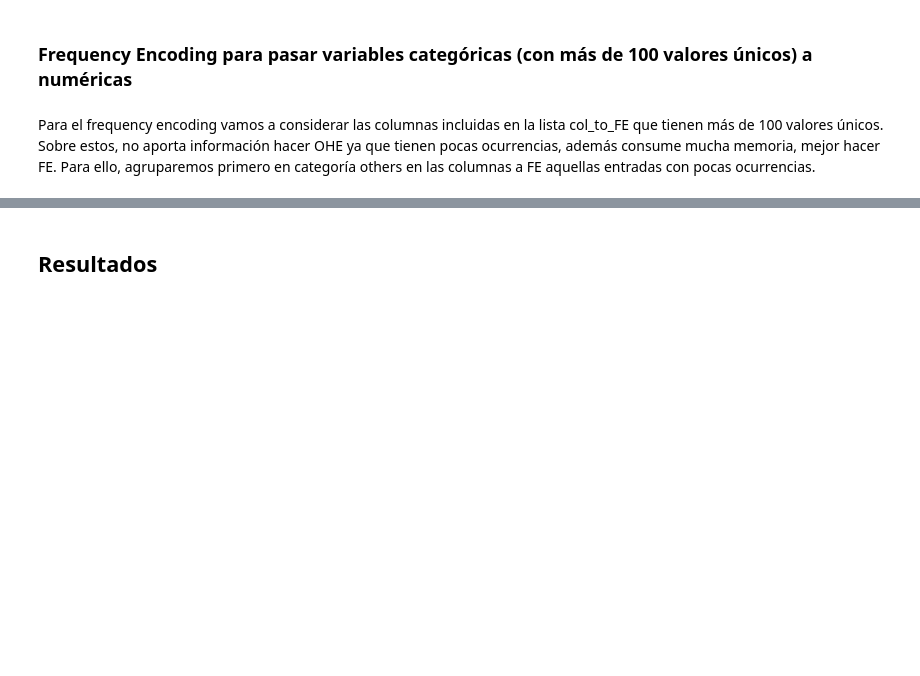
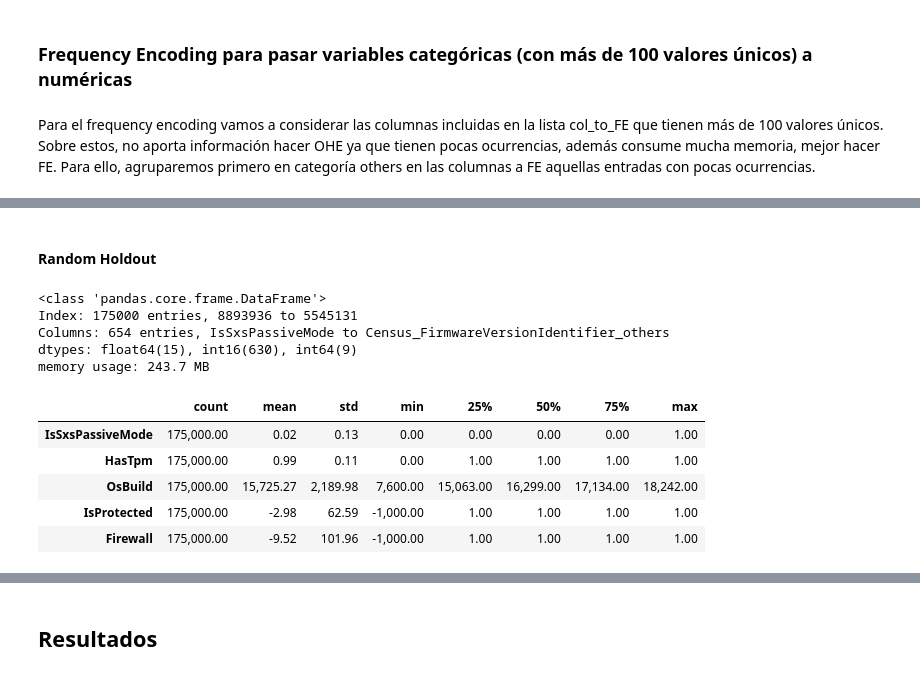
Before and after one commit to Orlan-138/Entregable_MMP, a Jupyter notebook: 0224_SupML_Grupo7.ipynb, the cells around one changed output, grey strips where cells are left out. Saved outputs shown, nothing was run; the diff lists cells and outputs as text; code cells hidden in the pictures; blank space fills up the shorter version.

Commit message:
hasta Random holdout

```diff
--- a/0224_SupML_Grupo7.ipynb
+++ b/0224_SupML_Grupo7.ipynb
@@ -628,0 +786,26 @@ df_mmp.drop(df_mmp['col'], axis = 1, inplace = True)
+# %% [markdown]
+#### Random Holdout
+# %%
+X_train, X_test, y_train, y_test = model_selection.train_test_split(
+                                        dev_df_X,
+                                        dev_df_y,
+                                        test_size = 0.30,
+                                        random_state = 42
+                                     )
+# %%
+X_train.info(verbose=False)
+# %% [output]
+<class 'pandas.core.frame.DataFrame'>
+Index: 175000 entries, 8893936 to 5545131
+Columns: 654 entries, IsSxsPassiveMode to Census_FirmwareVersionIdentifier_others
+dtypes: float64(15), int16(630), int64(9)
+memory usage: 243.7 MB
+# %%
+X_train.describe().T.head()
+# %% [output]
+|  | count | mean | std | min | 25% | 50% | 75% | max |
+| IsSxsPassiveMode | 175,000.00 | 0.02 | 0.13 | 0.00 | 0.00 | 0.00 | 0.00 | 1.00 |
+| HasTpm | 175,000.00 | 0.99 | 0.11 | 0.00 | 1.00 | 1.00 | 1.00 | 1.00 |
+| OsBuild | 175,000.00 | 15,725.27 | 2,189.98 | 7,600.00 | 15,063.00 | 16,299.00 | 17,134.00 | 18,242.00 |
+| IsProtected | 175,000.00 | -2.98 | 62.59 | -1,000.00 | 1.00 | 1.00 | 1.00 | 1.00 |
+| Firewall | 175,000.00 | -9.52 | 101.96 | -1,000.00 | 1.00 | 1.00 | 1.00 | 1.00 |
```
Also changed, not shown: parts of 27 cells of this notebook.
